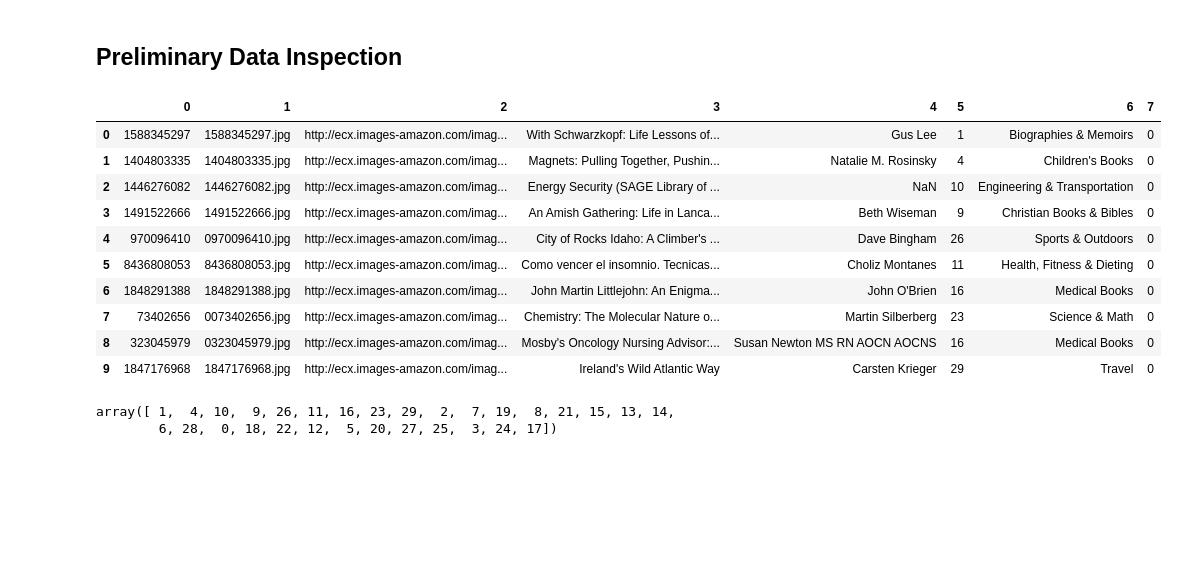
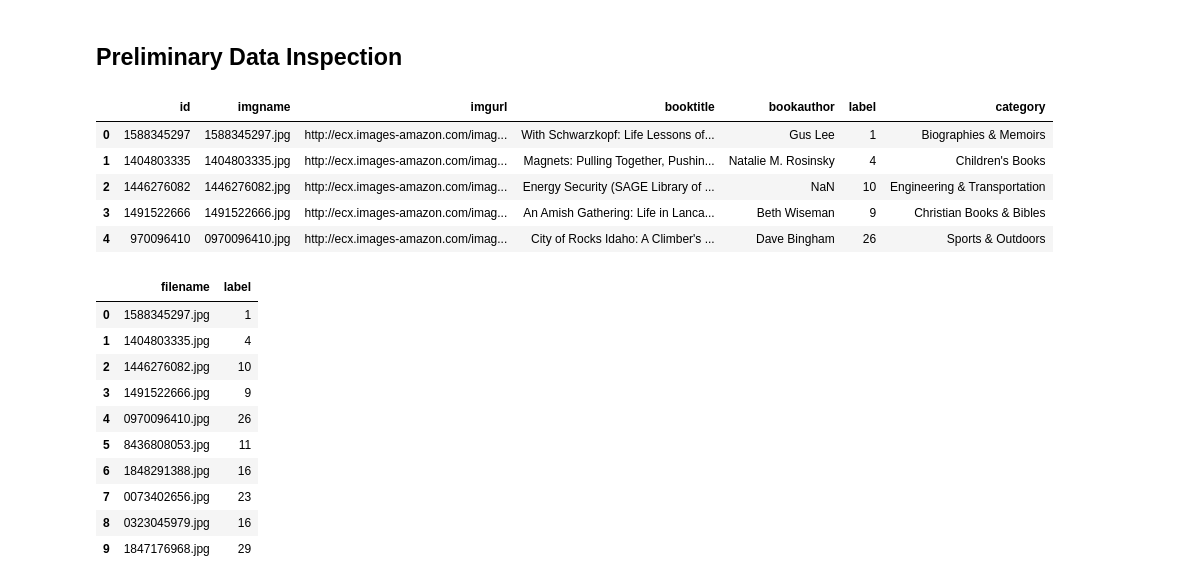
Before and after one commit to Samarth-SP/BookByCover, a Jupyter notebook: covermodel.ipynb, the cells around one changed output. Drawn from its saved outputs; the diff is of its cells as text; code cells hidden in the pictures; blank space fills up the shorter version.

```diff
--- a/covermodel.ipynb
+++ b/covermodel.ipynb
@@ -16,30 +17,32 @@ import torch.nn.functional as F
 # %% [markdown]
 ## Preliminary Data Inspection
 # %%
-bookdf = pd.read_csv("book30-listing-train.csv", encoding="utf-8", header=None)
-bookdf.loc[:, 7] = np.zeros(len(bookdf), dtype=object)
-bookdf.head(10)
+bookdf = pd.read_csv("book30-listing-train.csv", encoding="utf-8", names=['id', 'imgname', 'imgurl', 'booktitle', 'bookauthor', 'label', 'category'])
+bookdf.head(5)
 ##looking at the data format, making sure all the data was read properly
 # %% [output]
-|  | 0 | 1 | 2 | 3 | 4 | 5 | 6 | 7 |
-| 0 | 1588345297 | 1588345297.jpg | http://ecx.images-amazon.com/imag... | With Schwarzkopf: Life Lessons of... | Gus Lee | 1 | Biographies & Memoirs | 0 |
-| 1 | 1404803335 | 1404803335.jpg | http://ecx.images-amazon.com/imag... | Magnets: Pulling Together, Pushin... | Natalie M. Rosinsky | 4 | Children's Books | 0 |
-| 2 | 1446276082 | 1446276082.jpg | http://ecx.images-amazon.com/imag... | Energy Security (SAGE Library of ... | NaN | 10 | Engineering & Transportation | 0 |
-| 3 | 1491522666 | 1491522666.jpg | http://ecx.images-amazon.com/imag... | An Amish Gathering: Life in Lanca... | Beth Wiseman | 9 | Christian Books & Bibles | 0 |
-| 4 | 970096410 | 0970096410.jpg | http://ecx.images-amazon.com/imag... | City of Rocks Idaho: A Climber's ... | Dave Bingham | 26 | Sports & Outdoors | 0 |
-| 5 | 8436808053 | 8436808053.jpg | http://ecx.images-amazon.com/imag... | Como vencer el insomnio. Tecnicas... | Choliz Montanes | 11 | Health, Fitness & Dieting | 0 |
-| 6 | 1848291388 | 1848291388.jpg | http://ecx.images-amazon.com/imag... | John Martin Littlejohn: An Enigma... | John O'Brien | 16 | Medical Books | 0 |
-| 7 | 73402656 | 0073402656.jpg | http://ecx.images-amazon.com/imag... | Chemistry: The Molecular Nature o... | Martin Silberberg | 23 | Science & Math | 0 |
-| 8 | 323045979 | 0323045979.jpg | http://ecx.images-amazon.com/imag... | Mosby's Oncology Nursing Advisor:... | Susan Newton MS RN AOCN AOCNS | 16 | Medical Books | 0 |
-| 9 | 1847176968 | 1847176968.jpg | http://ecx.images-amazon.com/imag... | Ireland's Wild Atlantic Way | Carsten Krieger | 29 | Travel | 0 |
+|  | id | imgname | imgurl | booktitle | bookauthor | label | category |
+| 0 | 1588345297 | 1588345297.jpg | http://ecx.images-amazon.com/imag... | With Schwarzkopf: Life Lessons of... | Gus Lee | 1 | Biographies & Memoirs |
+| 1 | 1404803335 | 1404803335.jpg | http://ecx.images-amazon.com/imag... | Magnets: Pulling Together, Pushin... | Natalie M. Rosinsky | 4 | Children's Books |
+| 2 | 1446276082 | 1446276082.jpg | http://ecx.images-amazon.com/imag... | Energy Security (SAGE Library of ... | NaN | 10 | Engineering & Transportation |
+| 3 | 1491522666 | 1491522666.jpg | http://ecx.images-amazon.com/imag... | An Amish Gathering: Life in Lanca... | Beth Wiseman | 9 | Christian Books & Bibles |
+| 4 | 970096410 | 0970096410.jpg | http://ecx.images-amazon.com/imag... | City of Rocks Idaho: A Climber's ... | Dave Bingham | 26 | Sports & Outdoors |
 # %%
-booklabeldf = pd.read_csv("bookcover30-labels-train.txt", delimiter=" ", header=None)
+booklabeldf = pd.read_csv("bookcover30-labels-train.txt", delimiter=" ", names=["filename", 'label'])
 booklabeldf.head(10)
-booklabeldf[1].unique()
 ##seems the labels aren't entirely necessary, since they're included in the training csv file
 # %% [output]
-array([ 1,  4, 10,  9, 26, 11, 16, 23, 29,  2,  7, 19,  8, 21, 15, 13, 14,
-        6, 28,  0, 18, 22, 12,  5, 20, 27, 25,  3, 24, 17])
+|  | filename | label |
+| 0 | 1588345297.jpg | 1 |
+| 1 | 1404803335.jpg | 4 |
+| 2 | 1446276082.jpg | 10 |
+| 3 | 1491522666.jpg | 9 |
+| 4 | 0970096410.jpg | 26 |
+| 5 | 8436808053.jpg | 11 |
+| 6 | 1848291388.jpg | 16 |
+| 7 | 0073402656.jpg | 23 |
+| 8 | 0323045979.jpg | 16 |
+| 9 | 1847176968.jpg | 29 |
 # %%
 msno.matrix(bookdf)
 ##checking if there are any missing values in the datset, none of the missing values are in columns 2 or 5.
```
Also changed, not shown: parts of 11 cells of this notebook, 2 other files.
